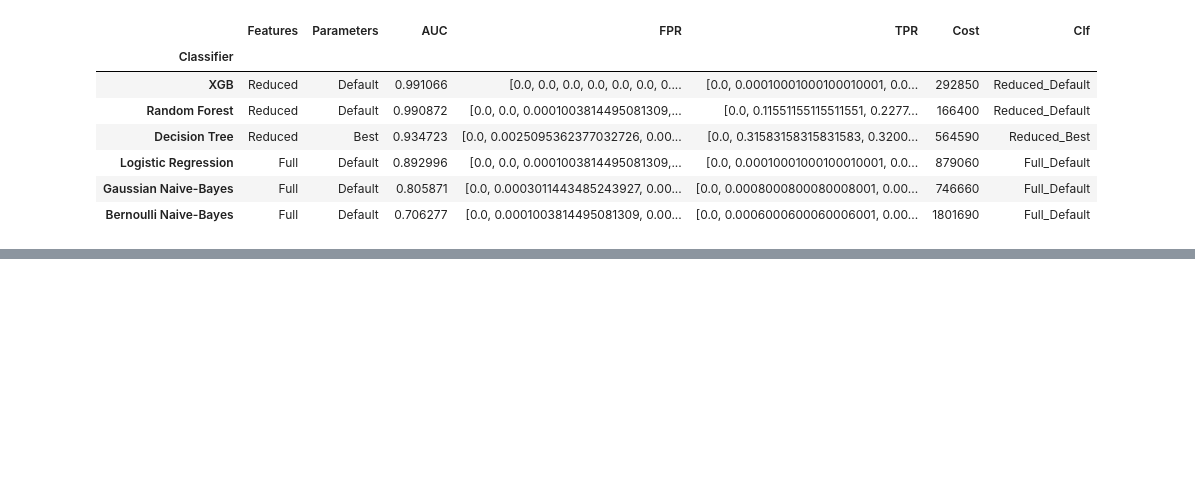
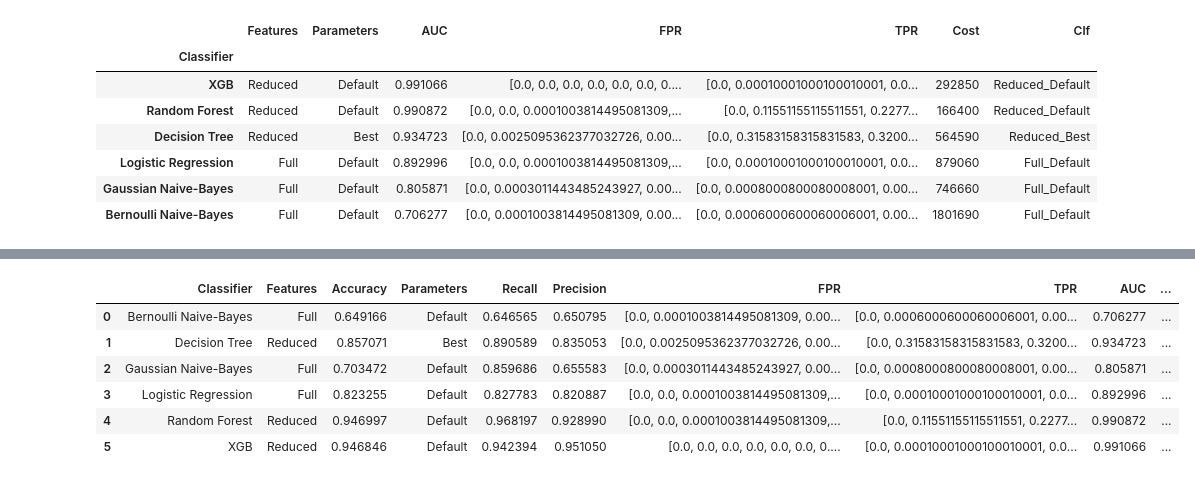
Before and after one commit to vviswanathan/datamites_internship, a Jupyter notebook: Code/Portuguese_Bank_Marketing_Project/PRCP-1000-Portuguese_Bank_Marketing_Project_Capstone-Label_Encoding.ipynb, the cells around one changed output, grey strips where cells are left out. Cells and saved outputs as stored; diff of their text form; code cells hidden in the pictures; blank space fills up the shorter version.

```diff
--- a/Code/Portuguese_Bank_Marketing_Project/PRCP-1000-Portuguese_Bank_Marketing_Project_Capstone-Label_Encoding.ipynb
+++ b/Code/Portuguese_Bank_Marketing_Project/PRCP-1000-Portuguese_Bank_Marketing_Project_Capstone-Label_Encoding.ipynb
@@ -1372,0 +1376,10 @@ results_df_final.to_excel("results_final.xlsx", sheet_name='Sheet_name_1')
+# %%
+results_df_temp
+# %% [output]
+|  | Classifier | Features | Accuracy | Parameters | Recall | Precision | FPR | TPR | AUC | ... |
+| 0 | Bernoulli Naive-Bayes | Full | 0.649166 | Default | 0.646565 | 0.650795 | [0.0, 0.0001003814495081309, 0.00... | [0.0, 0.0006000600060006001, 0.00... | 0.706277 | ... |
+| 1 | Decision Tree | Reduced | 0.857071 | Best | 0.890589 | 0.835053 | [0.0, 0.0025095362377032726, 0.00... | [0.0, 0.31583158315831583, 0.3200... | 0.934723 | ... |
+| 2 | Gaussian Naive-Bayes | Full | 0.703472 | Default | 0.859686 | 0.655583 | [0.0, 0.0003011443485243927, 0.00... | [0.0, 0.0008000800080008001, 0.00... | 0.805871 | ... |
+| 3 | Logistic Regression | Full | 0.823255 | Default | 0.827783 | 0.820887 | [0.0, 0.0, 0.0001003814495081309,... | [0.0, 0.00010001000100010001, 0.0... | 0.892996 | ... |
+| 4 | Random Forest | Reduced | 0.946997 | Default | 0.968197 | 0.928990 | [0.0, 0.0, 0.0001003814495081309,... | [0.0, 0.11551155115511551, 0.2277... | 0.990872 | ... |
+| 5 | XGB | Reduced | 0.946846 | Default | 0.942394 | 0.951050 | [0.0, 0.0, 0.0, 0.0, 0.0, 0.0, 0.... | [0.0, 0.00010001000100010001, 0.0... | 0.991066 | ... |
```
Also changed, not shown: parts of 11 cells of this notebook, 3 other files.
